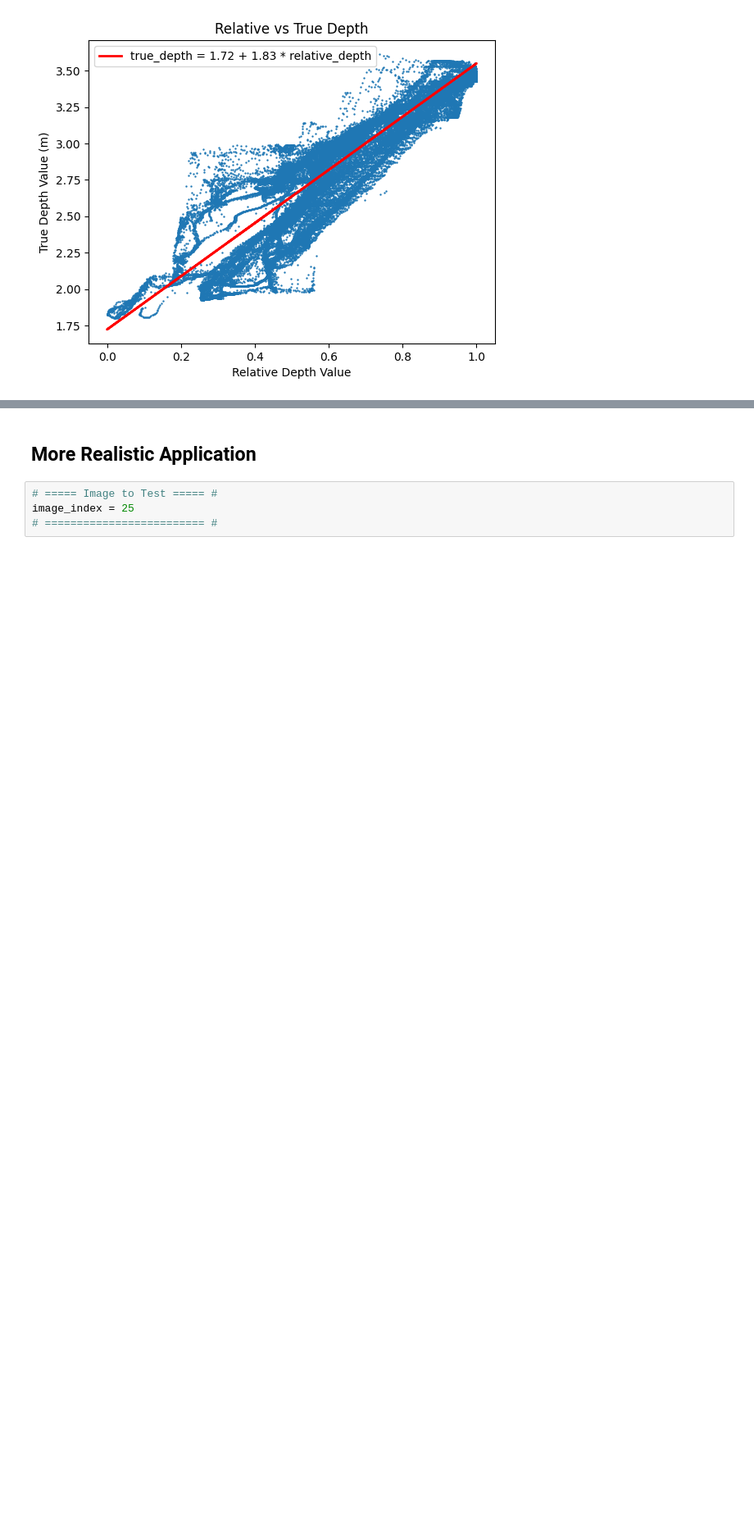
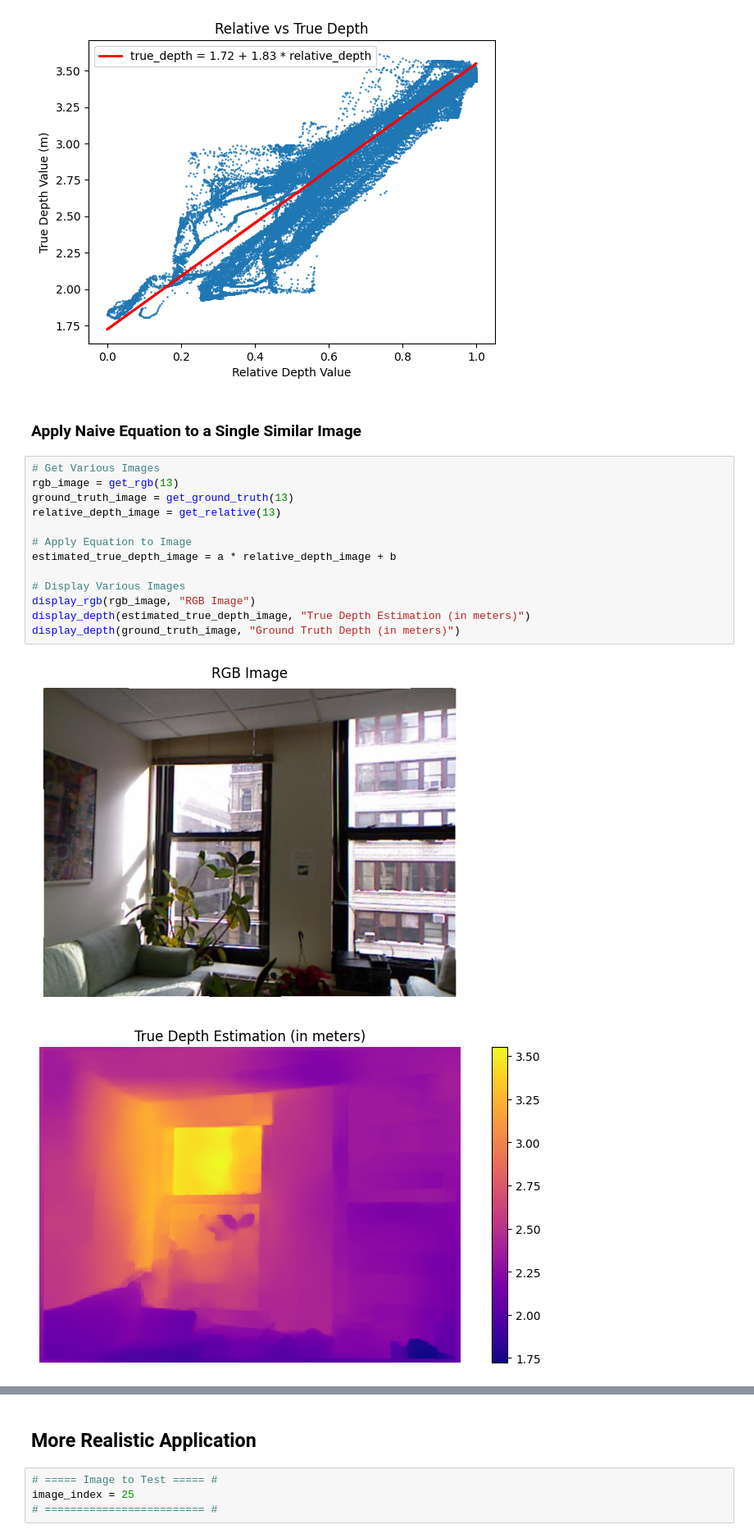
Before and after one commit to henrykaus/monocular-depth-estimation, a Jupyter notebook: notebook.ipynb, the cells around one changed output, grey strips where cells are left out. Shown at 82% size. Saved outputs shown, nothing was run; the diff lists cells and outputs as text; blank space fills up the shorter version.

Commit message:
Updated Naive example

```diff
--- a/notebook.ipynb
+++ b/notebook.ipynb
@@ -243,3 +243,21 @@ out = plt.legend(loc='upper left')
 plt.show()
 # %% [output]
 [figure]
+# %% [markdown]
+### Apply Naive Equation to a Single Similar Image
+# %%
+# Get Various Images
+rgb_image = get_rgb(13)
+ground_truth_image = get_ground_truth(13)
+relative_depth_image = get_relative(13)
+
+# Apply Equation to Image
+estimated_true_depth_image = a * relative_depth_image + b
+
+# Display Various Images
+display_rgb(rgb_image, "RGB Image")
+display_depth(estimated_true_depth_image, "True Depth Estimation (in meters)")
+display_depth(ground_truth_image, "Ground Truth Depth (in meters)")
+# %% [output]
+[figure, added]
+[figure, added]
```
Also changed, not shown: parts of 7 cells of this notebook.
